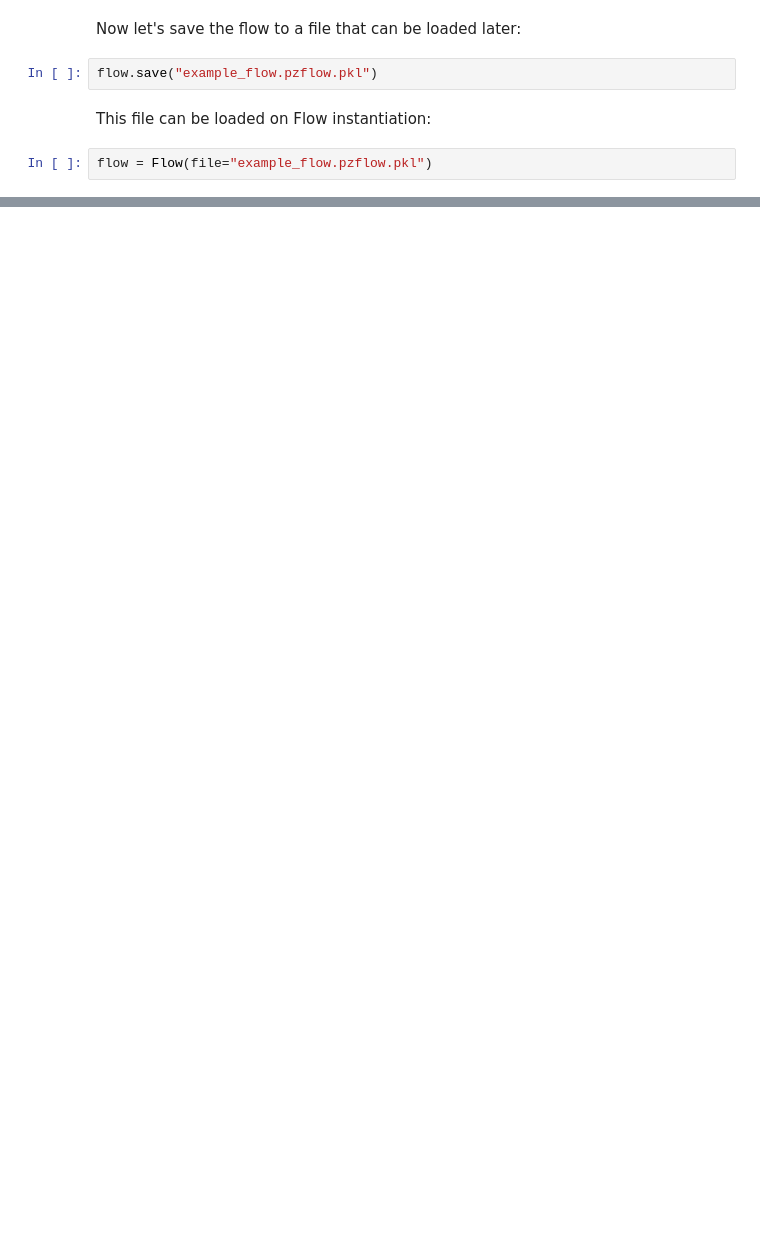
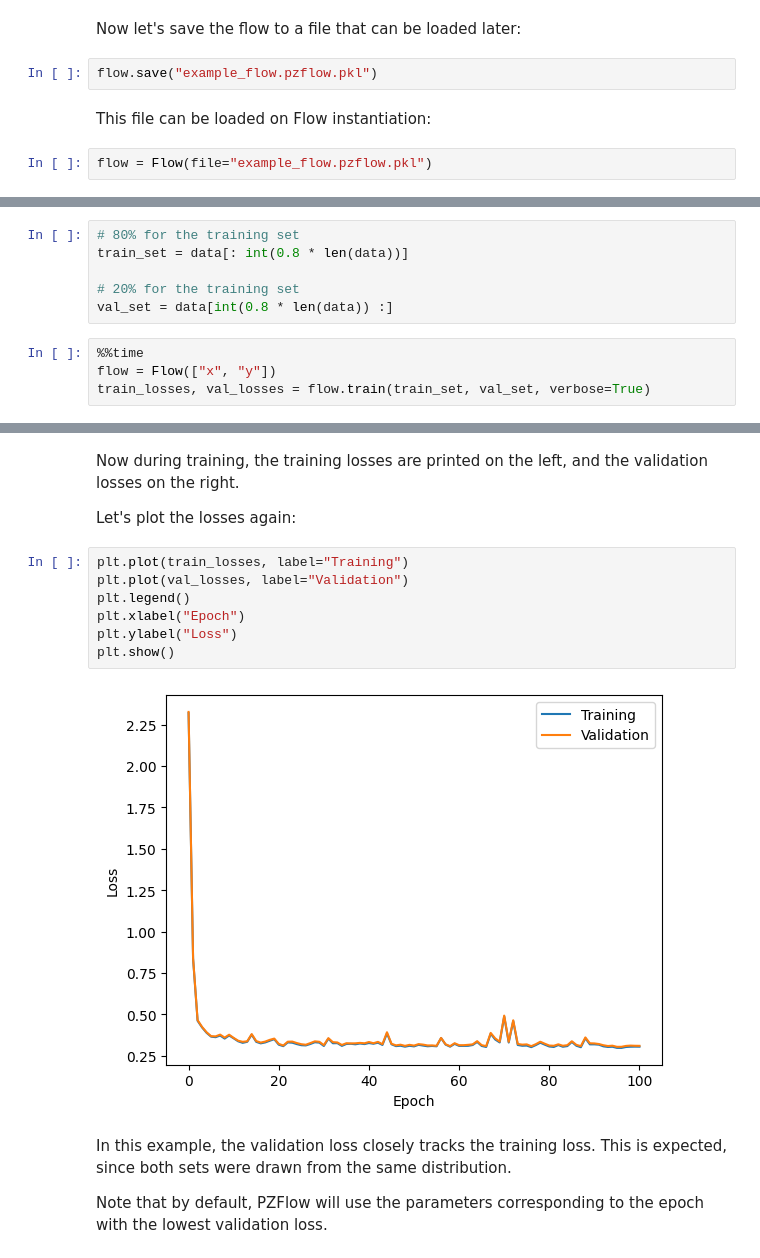
Before and after one commit to jfcrenshaw/pzflow, a Jupyter notebook: docs/tutorials/intro.ipynb, the cells around one changed output, grey strips where cells are left out. Saved outputs shown, nothing was run; the diff lists cells and outputs as text; blank space fills up the shorter version.

Commit message:
Validation (#88)
Added validation set to training.

```diff
--- a/docs/tutorials/intro.ipynb
+++ b/docs/tutorials/intro.ipynb
@@ -187,0 +195,10 @@ flow = Flow(file="example_flow.pzflow.pkl")
+# %%
+# 80% for the training set
+train_set = data[: int(0.8 * len(data))]
+
+# 20% for the training set
+val_set = data[int(0.8 * len(data)) :]
+# %%
+%%time
+flow = Flow(["x", "y"])
+train_losses, val_losses = flow.train(train_set, val_set, verbose=True)
@@ -187,0 +223,17 @@ flow = Flow(file="example_flow.pzflow.pkl")
+# %% [markdown]
+Now during training, the training losses are printed on the left, and the validation losses on the right.
+
+Let's plot the losses again:
+# %%
+plt.plot(train_losses, label="Training")
+plt.plot(val_losses, label="Validation")
+plt.legend()
+plt.xlabel("Epoch")
+plt.ylabel("Loss")
+plt.show()
+# %% [output]
+[figure, added]
+# %% [markdown]
+In this example, the validation loss closely tracks the training loss. This is expected, since both sets were drawn from the same distribution.
+
+Note that by default, PZFlow will use the parameters corresponding to the epoch with the lowest validation loss.
```
Also changed, not shown: parts of 10 cells of this notebook, 5 other files.
